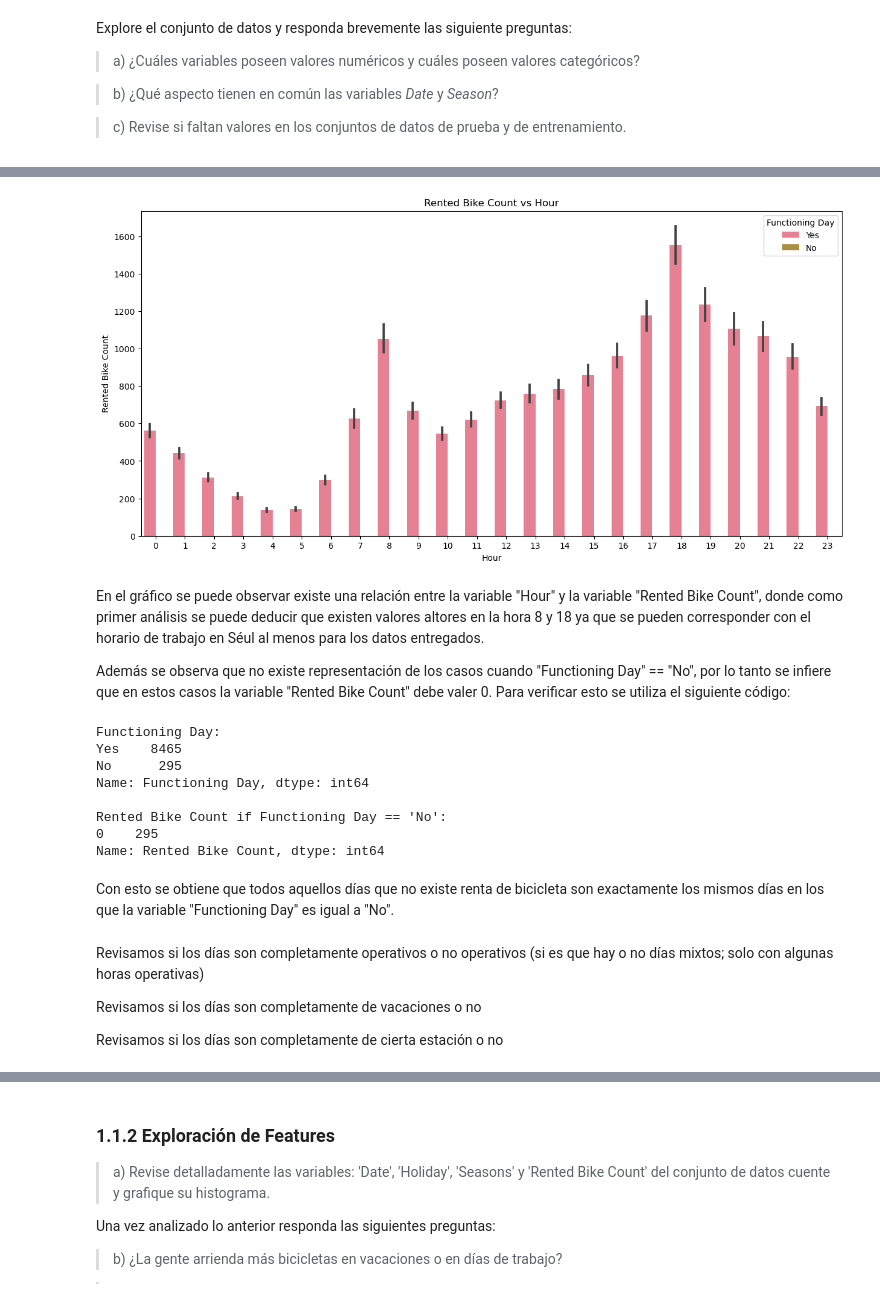
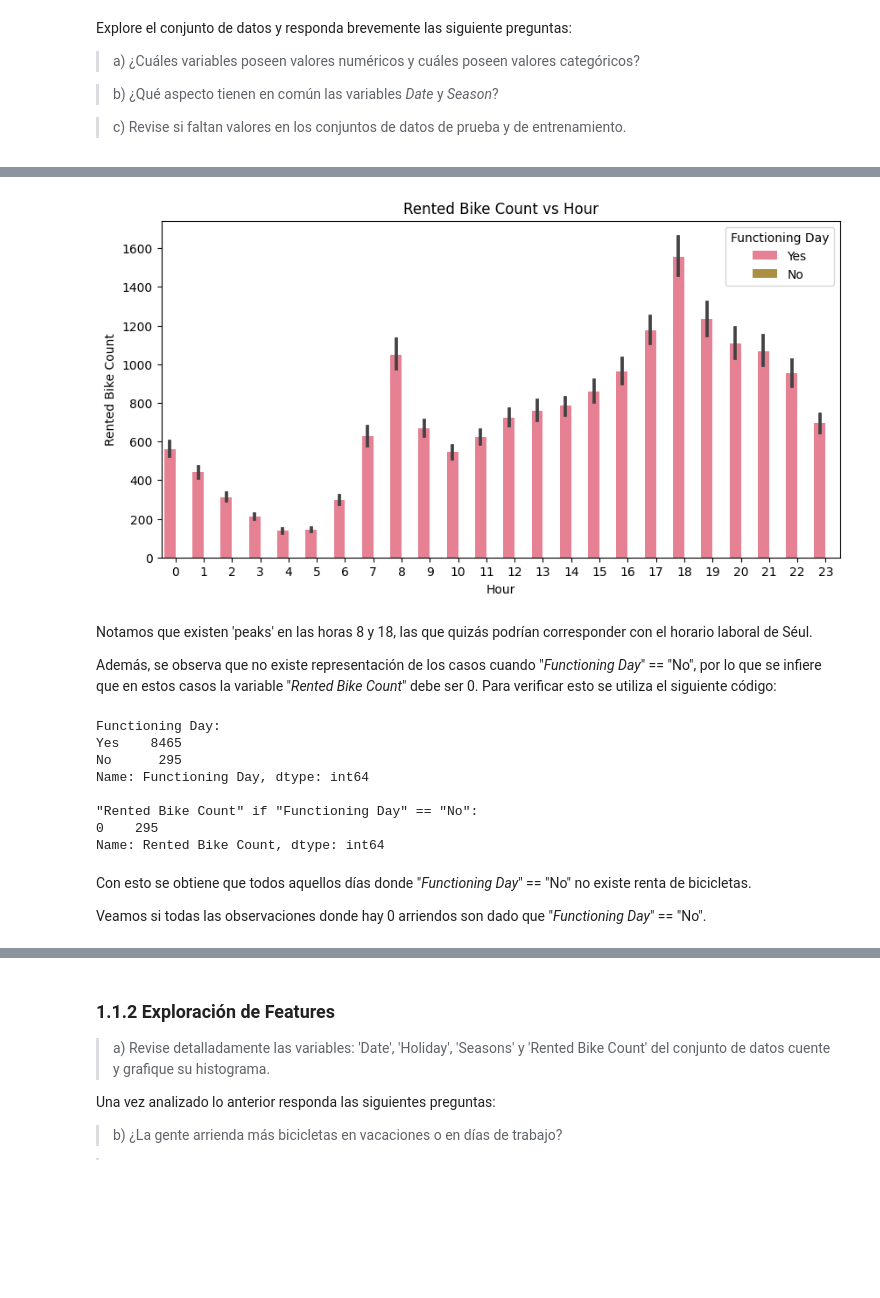
Before and after one commit to DYessouroun/Tareas-ML, a Jupyter notebook: Enunciado_tarea_1.ipynb, the cells around one changed output, grey strips where cells are left out. Saved outputs shown, nothing was run; the diff lists cells and outputs as text; code cells hidden in the pictures; blank space fills up the shorter version.

```diff
--- a/Enunciado_tarea_1.ipynb
+++ b/Enunciado_tarea_1.ipynb
@@ -75,5 +77,5 @@ También es posible descargarlos mediante la [API](https://github.com/Kaggle/kag
 ### 1.1.1 Exploración del conjunto de datos
 # %%
 # Data descargada en el repositorio
-data = pd.read_csv('SeoulBikeData.csv',encoding= 'unicode_escape')
+data_original = pd.read_csv('SeoulBikeData.csv', encoding= 'unicode_escape')
 # %%
@@ -162,39 +251,35 @@ a) Variables numéricas:
 # %%
 def barplots(x,y,hue):
-    plt.figure(figsize=(15,7))
+    plt.figure(figsize=(10,5))
     sns.set_palette("husl")
-    sns.barplot(x=x,y=y,hue=hue,data=data);
+    sns.barplot(x=x,y=y,hue=hue,data=data_original);
     plt.title("Rented Bike Count vs Hour")
 
 
 barplots('Hour','Rented Bike Count','Functioning Day')
 # %% [output]
-[figure, old version]
+[figure, new version]
 # %% [markdown]
-En el gráfico se puede observar existe una relación entre la variable "Hour" y la variable "Rented Bike Count", donde como primer análisis se puede deducir que existen valores altores en la hora 8 y 18 ya que se pueden corresponder con el horario de trabajo en Séul al menos para los datos entregados.
+Notamos que existen 'peaks' en las horas 8 y 18, las que quizás podrían corresponder con el horario laboral de Séul.
 
-Además se observa que no existe representación de los casos cuando "Functioning Day" == "No", por lo tanto se infiere que en estos casos la variable "Rented Bike Count" debe valer 0. Para verificar esto se utiliza el siguiente código:
+Además, se observa que no existe representación de los casos cuando "_Functioning Day_" == "No", por lo que se infiere que en estos casos la variable "_Rented Bike Count_" debe ser 0. Para verificar esto se utiliza el siguiente código:
 # %%
-conteo = data['Functioning Day'].value_counts()
+conteo = data_original['Functioning Day'].value_counts()
 print(f'Functioning Day:')
 print(f'{conteo}\n')
 
-print("Rented Bike Count if Functioning Day == 'No':")
-print(data[data['Functioning Day'] == 'No']['Rented Bike Count'].value_counts())
+print('"Rented Bike Count" if "Functioning Day" == "No":')
+print(data_original[data_original['Functioning Day'] == 'No']['Rented Bike Count'].value_counts())
 # %% [output]
 Functioning Day:
 Yes    8465
 No      295
 Name: Functioning Day, dtype: int64
 
-Rented Bike Count if Functioning Day == 'No':
+"Rented Bike Count" if "Functioning Day" == "No":
 0    295
 Name: Rented Bike Count, dtype: int64
 # %% [markdown]
-Con esto se obtiene que todos aquellos días que no existe renta de bicicleta son exactamente los mismos días en los que la variable "Functioning Day" es igual a "No".
+Con esto se obtiene que todos aquellos días donde "_Functioning Day_" == "No" no existe renta de bicicletas.
+
+Veamos si todas las observaciones donde hay 0 arriendos son dado que "_Functioning Day_" == "No".
-# %% [markdown]
-Revisamos si los días son completamente operativos o no operativos (si es que hay o no días mixtos; solo con algunas horas operativas)
-
-Revisamos si los días son completamente de vacaciones o no
-
-Revisamos si los días son completamente de cierta estación o no
```
Also changed, not shown: parts of 50 cells of this notebook.
